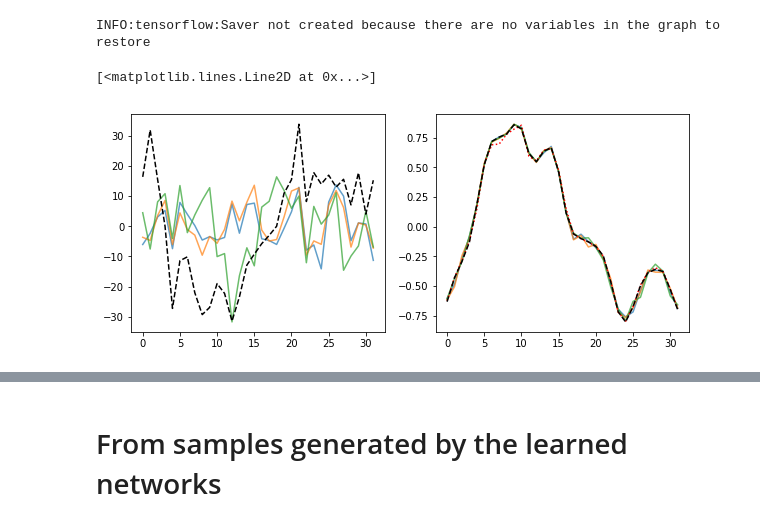
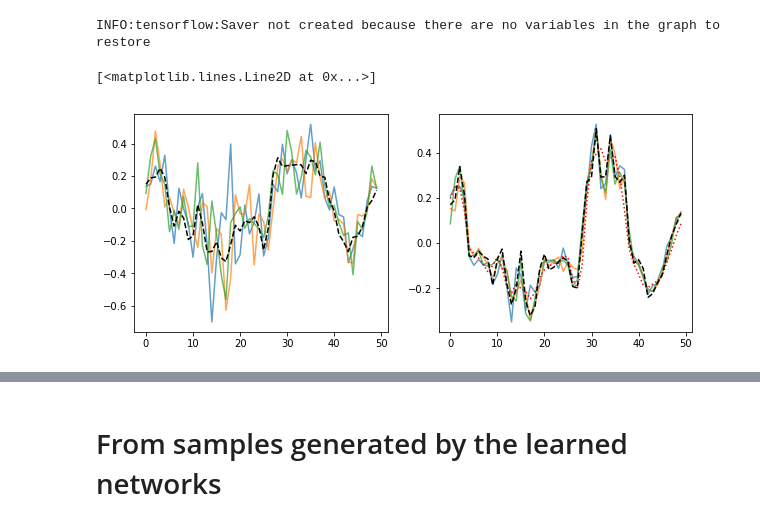
Before and after one commit to EiffL/invertible_mappings, a Jupyter notebook: notebooks/CM/Inverse_stability-ZA1D.ipynb, the cells around one changed output, grey strips where cells are left out. Saved outputs shown, nothing was run; the diff lists cells and outputs as text; code cells hidden in the pictures.

```diff
--- a/notebooks/CM/Inverse_stability-ZA1D.ipynb
+++ b/notebooks/CM/Inverse_stability-ZA1D.ipynb
@@ -418,22 +681,24 @@ def dorecon(yy, xinit, modname, useprior=True, niter=5000, lr=0.001):
 # %%
 tf.reset_default_graph()
 modname = './modules/densemoduleza//'
-xfins = []
+xrecons = []
 losses = []
 priors = []
 xinit = []
 
 nstart = 100
-for i in range(1):
-    ii = 2*i
+
+ir = [9500]
+for ii in ir:
+#     ii = 2*i
     seed(100)
     yy = np.array([fins[ii].copy() for j in range(nstart)])
-    yy = yy/fins.std()
-    xi = 2*randn(nstart,nc)
+    yy = yy
+    xi = 1*randn(nstart,nc)
     xi = xi.astype('float32')
-    recons = dorecon(yy, xi, modname, useprior=False, niter=10000, lr=0.1)
-    xfin = np.squeeze(recons[0])
-    xfins.append(xfin)
+    recons = dorecon(yy, xi, modname, useprior=True, niter=10000, lr=0.01)
+    xrecon = np.squeeze(recons[0])
+    xrecons.append(xrecon)
     losses.append(np.squeeze(recons[1]))
     priors.append(np.squeeze(recons[2]))
     xinit.append(xi)
@@ -475,7 +749,7 @@ rate = module({'features':xx, 'labels':yy}, as_dict=True)['rate']
 
 sess = tf.Session()
 sess.run(tf.global_variables_initializer())
-reconfins = sess.run(rate, feed_dict={xx:xfins[0], yy:y})
+reconfins = sess.run(rate, feed_dict={xx:xrecons[0], yy:y})
 # %% [output]
 INFO:tensorflow:Saver not created because there are no variables in the graph to restore
 # %%
@@ -741,0 +1209,14 @@ plt.show()
+# %%
+ii = 50
+plt.plot(losses[0][:, ii])
+plt.plot(priors[0][:, ii])
+plt.yscale('log')
+plt.xscale('log')
+plt.show()
+
+plt.plot(xreconsspec[0][::10].T, alpha=0.3)
+plt.plot(xrecons[0].T.mean(axis=-1), 'b', lw=1, label='mean recon dense')
+plt.plot(xreconsspec[0].T.mean(axis=-1), 'r--',lw=2, label='mean recon spec',)
+plt.plot(inits[ir[0]], 'k', lw=1.5, label='truth')
+plt.legend(fontsize=12)
+plt.show()
@@ -755,16 +1239,16 @@ INFO:tensorflow:Saver not created because there are no variables in the graph to
 # %%
 fig, ax = plt.subplots(1, 2, figsize=(10, 4))
 
 axis= ax[0]
 for ii in (1, 5, 10):
-    axis.plot(xfinsspec[0][ii], alpha=0.7)
-axis.plot(inits[0], 'k--')
+    axis.plot(xrecons[0][ii], alpha=0.7)
+axis.plot(inits[ir[0]], 'k--')
 
 axis= ax[1]
 for ii in (1, 5, 10):
-    axis.plot(reconfinsspec[ii], alpha=0.7)
-plt.plot(learn[0], 'r:')
-plt.plot(fins[0]/fins.std(), 'k--')
+    axis.plot(reconfins[ii], alpha=0.7)
+plt.plot(learn[ir[0]], 'r:')
+plt.plot(fins[ir[0]], 'k--')
 # %% [output]
 [<matplotlib.lines.Line2D at 0x...>]
-[figure, old version]
+[figure, new version]
```
Also changed, not shown: parts of 56 cells of this notebook, 1 other file.
